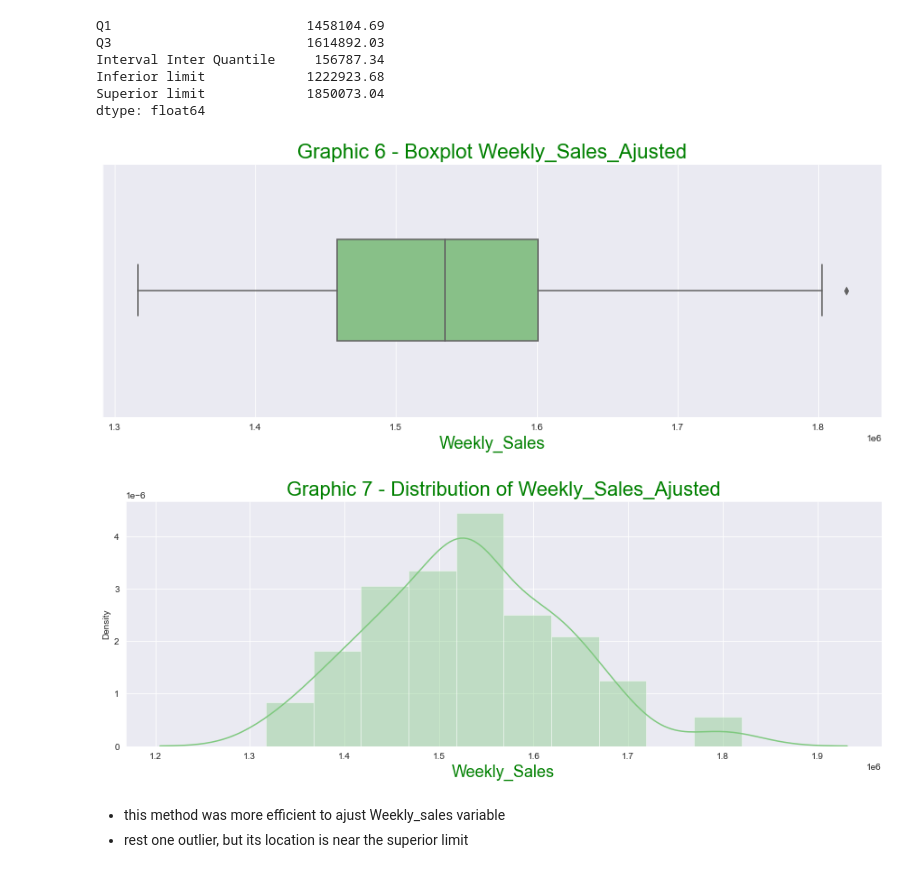
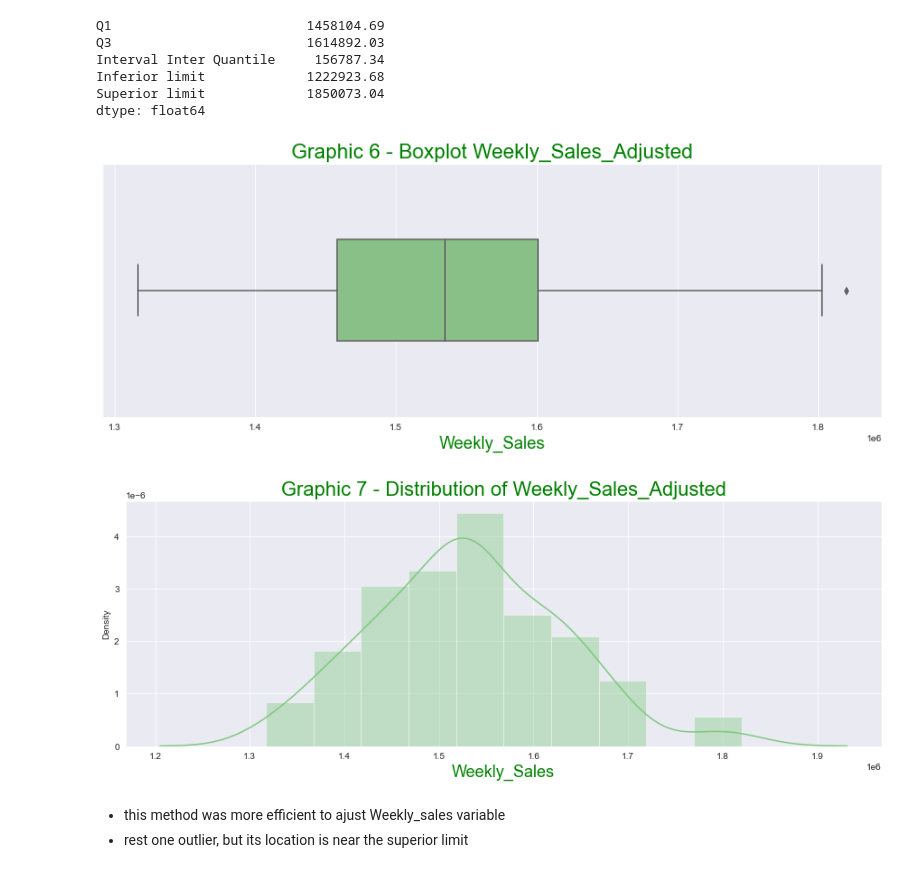
Before and after one commit to jebas-py/kaggle_walmart_dataretail_analysis, a Jupyter notebook: model_regression_final.ipynb, the cells around one changed output. Drawn from its saved outputs; the diff is of its cells as text; code cells hidden in the pictures.

```diff
--- a/model_regression_final.ipynb
+++ b/model_regression_final.ipynb
@@ -255,31 +255,31 @@ Superior limit             1850073.04
 dtype: float64
 # %%
 #insert median value in all outliers
-weekly_sales_ajusted = []
+weekly_sales_adjusted = []
 for value in store_1['Weekly_Sales'].values:
     if value < limits(store_1['Weekly_Sales']).loc['Inferior limit']:
-        weekly_sales_ajusted.append(store_1['Weekly_Sales'].median())
+        weekly_sales_adjusted.append(store_1['Weekly_Sales'].median())
     elif value > limits(store_1['Weekly_Sales']).loc['Superior limit']:
-        weekly_sales_ajusted.append(store_1['Weekly_Sales'].median())
+        weekly_sales_adjusted.append(store_1['Weekly_Sales'].median())
     else:
-        weekly_sales_ajusted.append(value)
-store_1['Weekly_Sales_Ajusted'] = np.asarray(weekly_sales_ajusted)
+        weekly_sales_adjusted.append(value)
+store_1['Weekly_Sales_Adjusted'] = np.asarray(weekly_sales_adjusted)
 # %%
-graphic6 = sns.boxplot(store_1['Weekly_Sales_Ajusted'], width=0.4)
+graphic6 = sns.boxplot(store_1['Weekly_Sales_Adjusted'], width=0.4)
 graphic6.figure.set_size_inches(15,5)
-graphic6.set_title('Graphic 6 - Boxplot Weekly_Sales_Ajusted', color='g', fontsize=22)
+graphic6.set_title('Graphic 6 - Boxplot Weekly_Sales_Adjusted', color='g', fontsize=22)
 graphic6.set_xlabel('Weekly_Sales', color='g', fontsize=18)
 graphic6 = graphic6
 # %% [output]
-[figure, old version]
+[figure, new version]
 # %%
-graphic7 = sns.distplot(store_1['Weekly_Sales_Ajusted'])
+graphic7 = sns.distplot(store_1['Weekly_Sales_Adjusted'])
 graphic7.figure.set_size_inches(15,5)
-graphic7.set_title('Graphic 7 - Distribution of Weekly_Sales_Ajusted', color='g', fontsize=22)
+graphic7.set_title('Graphic 7 - Distribution of Weekly_Sales_Adjusted', color='g', fontsize=22)
 graphic7.set_xlabel('Weekly_Sales', color='g', fontsize=18)
 graphic7 = graphic7
 # %% [output]
-[figure, old version]
+[figure, new version]
 # %% [markdown]
 - this method was more efficient to ajust Weekly_sales variable
 - rest one outlier, but its location is near the superior limit
```
Also changed, not shown: parts of 18 cells of this notebook.
